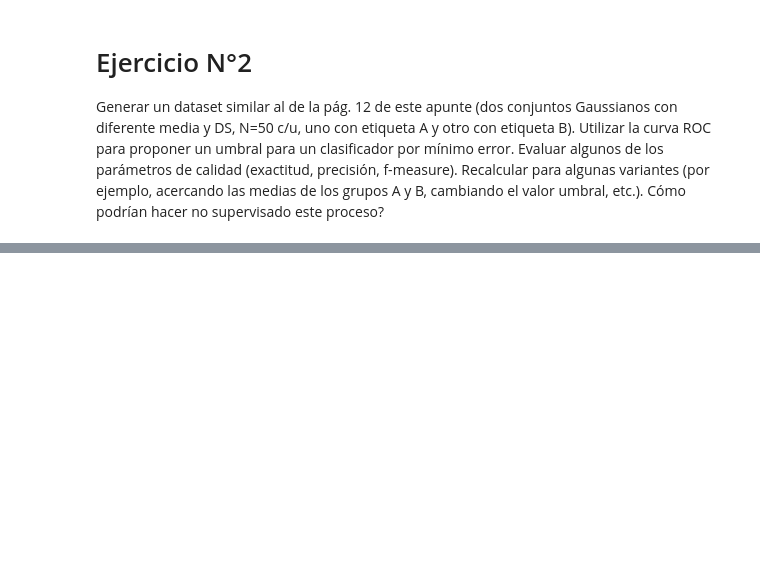
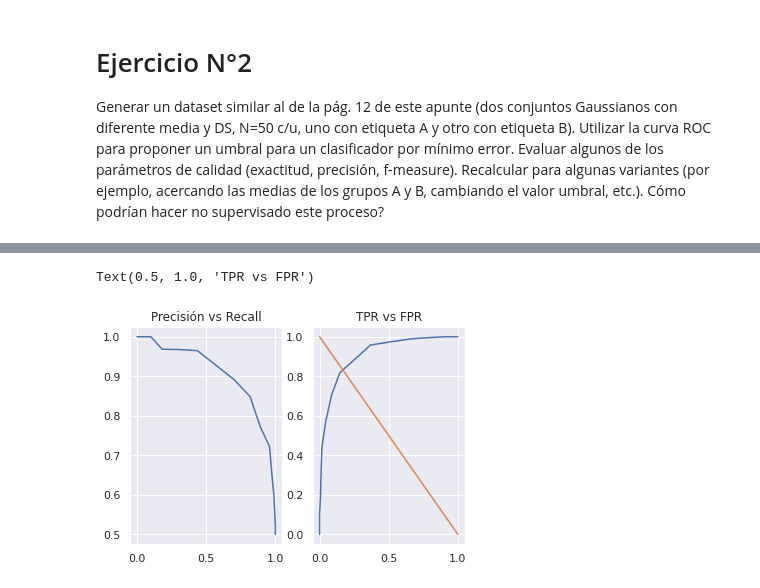
Before and after one commit to DarkMagicianK/Aprendizaje_de_Maquina2022, a Jupyter notebook: Tp2/Tp2_ejercicio2.ipynb, the cells around one changed output, grey strips where cells are left out. Saved outputs shown, nothing was run; the diff lists cells and outputs as text; code cells hidden in the pictures; blank space fills up the shorter version.

Commit message:
Agregado de la curva TPR vs FPR

```diff
--- a/Tp2/Tp2_ejercicio2.ipynb
+++ b/Tp2/Tp2_ejercicio2.ipynb
@@ -86,0 +102,32 @@ Text(0.5, 1.0, 'Precisión vs Recall')
+# %%
+#@title Cálculo de curva ROC (Clasificador ML)
+
+datasetA,datasetB = dataset_newage(PamA,PamB,N)
+dataset = pd.concat([datasetA,datasetB], ignore_index=True)
+
+# vectores de valores del umbral T a evaluar
+T_vec = np.linspace(dataset['x'].min()-1, dataset['x'].max()+1,30)
+Precision = np.zeros(T_vec.shape)
+Sensibilidad = np.zeros(T_vec.shape)
+TP = np.zeros(T_vec.shape)
+PP = np.zeros(T_vec.shape)
+FPR = np.zeros(T_vec.shape)
+
+for i in range(T_vec.size):
+    T = T_vec[i];
+    Predicciones = clasificador(dataset['x'],T);
+
+    # Cálculo de medidas de desempeño
+    Precision[i],Sensibilidad[i],FPR[i],TP[i],PP[i] = medidas(dataset['Clase'],Predicciones,N); # N es  ant. total casos correctos (suma de condiciones positivas)
+
+medidas_df = pd.DataFrame({'Umbral T':T_vec,'Precision':Precision,'Sensibilidad':Sensibilidad,'FPR':FPR,'TP':TP, 'PP':PP})
+_,ax = plt.subplots(1,2)
+ax[0].plot(Sensibilidad,Precision);
+ax[0].set_title('Precisión vs Recall')
+
+ax[1].plot(FPR,Sensibilidad)
+ax[1].plot([1,0],[0,1]);
+ax[1].set_title('TPR vs FPR')
+# %% [output]
+Text(0.5, 1.0, 'TPR vs FPR')
+[figure, added]
```
Also changed, not shown: parts of 5 cells of this notebook.
